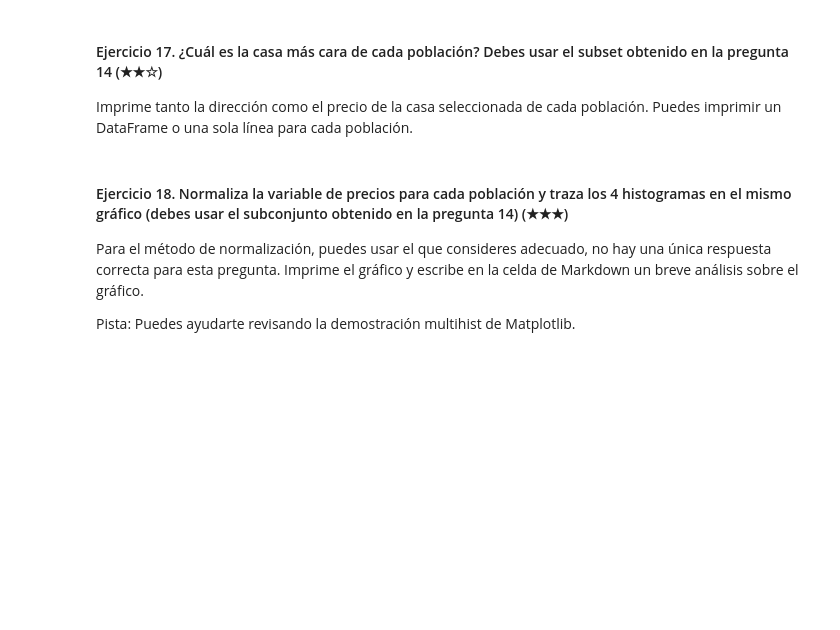
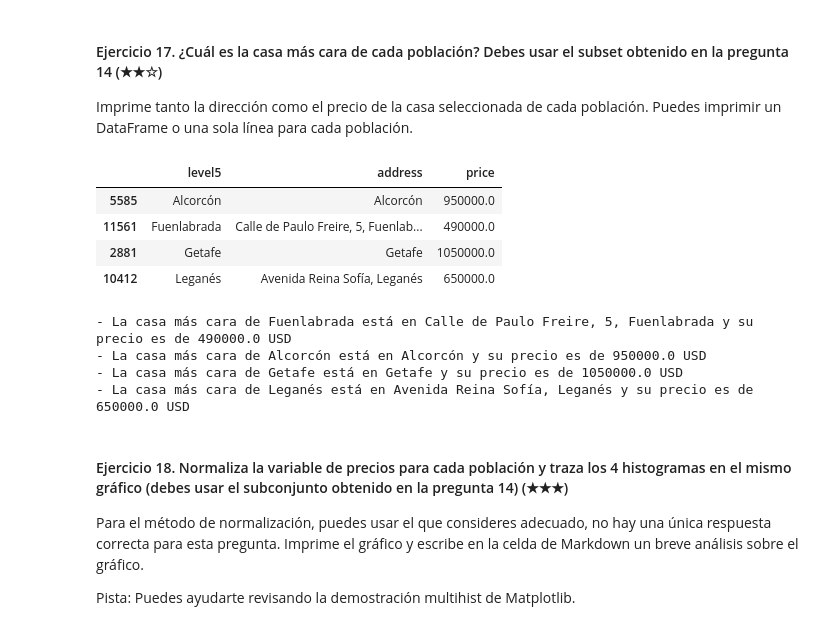
Before and after one commit to mezcolantriz/realestate-datacleanup-exercise-prework, a Jupyter notebook: project.espa.es.ipynb, the cells around one changed output. Cells and saved outputs as stored; diff of their text form; code cells hidden in the pictures; blank space fills up the shorter version.

```diff
--- a/project.espa.es.ipynb
+++ b/project.espa.es.ipynb
@@ -466,7 +466,45 @@ Varianza muestral: 0.59
 
 Imprime tanto la dirección como el precio de la casa seleccionada de cada población. Puedes imprimir un DataFrame o una sola línea para cada población.
 # %%
-# TODO
+#no acabo de interiorizar este código, casi todo hecho por IA, por lo que voy a hacer otro.
+
+columnas_necesarias = ['level5', 'address', 'price']
+
+cinturon_sur_ds_caras = cinturon_sur_ds[columnas_necesarias]
+
+casas_mas_caras = cinturon_sur_ds_caras.loc[cinturon_sur_ds_caras.groupby('level5')['price'].idxmax()]
+casas_caras_sur_ds = casas_mas_caras[['level5', 'address', 'price']]
+casas_caras_sur_ds
+# %% [output]
+|  | level5 | address | price |
+| 5585 | Alcorcón | Alcorcón | 950000.0 |
+| 11561 | Fuenlabrada | Calle de Paulo Freire, 5, Fuenlab... | 490000.0 |
+| 2881 | Getafe | Getafe | 1050000.0 |
+| 10412 | Leganés | Avenida Reina Sofía, Leganés | 650000.0 |
+# %%
+
+# Vasmos usar las variables para localizar las poblaciones + adelante
+fuenlabrada = cinturon_sur_ds[cinturon_sur_ds['level5'] == "Fuenlabrada"]
+alcorcon = cinturon_sur_ds[cinturon_sur_ds['level5'] == "Alcorcón"]
+getafe = cinturon_sur_ds[cinturon_sur_ds['level5'] == "Getafe"]
+leganes = cinturon_sur_ds[cinturon_sur_ds['level5'] == "Leganés"]
+
+# Encontrar la casa más cara de cada lugar
+casa_mas_cara_fuenlabrada = fuenlabrada.loc[fuenlabrada['price'].idxmax()]
+casa_mas_cara_alcorcon = alcorcon.loc[alcorcon['price'].idxmax()]
+casa_mas_cara_getafe = getafe.loc[getafe['price'].idxmax()]
+casa_mas_cara_leganes = leganes.loc[leganes['price'].idxmax()]
+
+# Imprimir los resultados
+print(f"- La casa más cara de Fuenlabrada está en {casa_mas_cara_fuenlabrada['address']} y su precio es de {casa_mas_cara_fuenlabrada['price']} USD")
+print(f"- La casa más cara de Alcorcón está en {casa_mas_cara_alcorcon['address']} y su precio es de {casa_mas_cara_alcorcon['price']} USD")
+print(f"- La casa más cara de Getafe está en {casa_mas_cara_getafe['address']} y su precio es de {casa_mas_cara_getafe['price']} USD")
+print(f"- La casa más cara de Leganés está en {casa_mas_cara_leganes['address']} y su precio es de {casa_mas_cara_leganes['price']} USD")
+# %% [output]
+- La casa más cara de Fuenlabrada está en Calle de Paulo Freire, 5, Fuenlabrada y su precio es de 490000.0 USD
+- La casa más cara de Alcorcón está en Alcorcón y su precio es de 950000.0 USD
+- La casa más cara de Getafe está en Getafe y su precio es de 1050000.0 USD
+- La casa más cara de Leganés está en Avenida Reina Sofía, Leganés y su precio es de 650000.0 USD
 # %% [markdown]
 #### Ejercicio 18. Normaliza la variable de precios para cada población y traza los 4 histogramas en el mismo gráfico (debes usar el subconjunto obtenido en la pregunta 14) (★★★)
 
```
Also changed, not shown: parts of 3 cells of this notebook.
